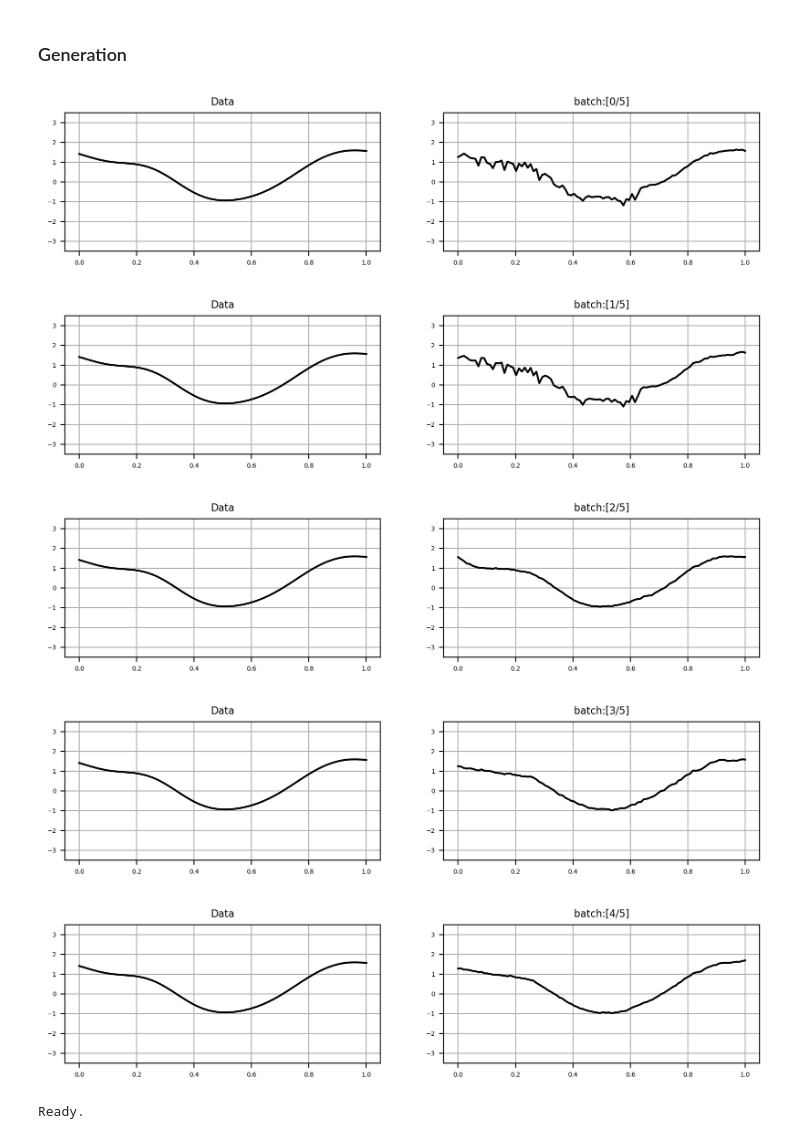
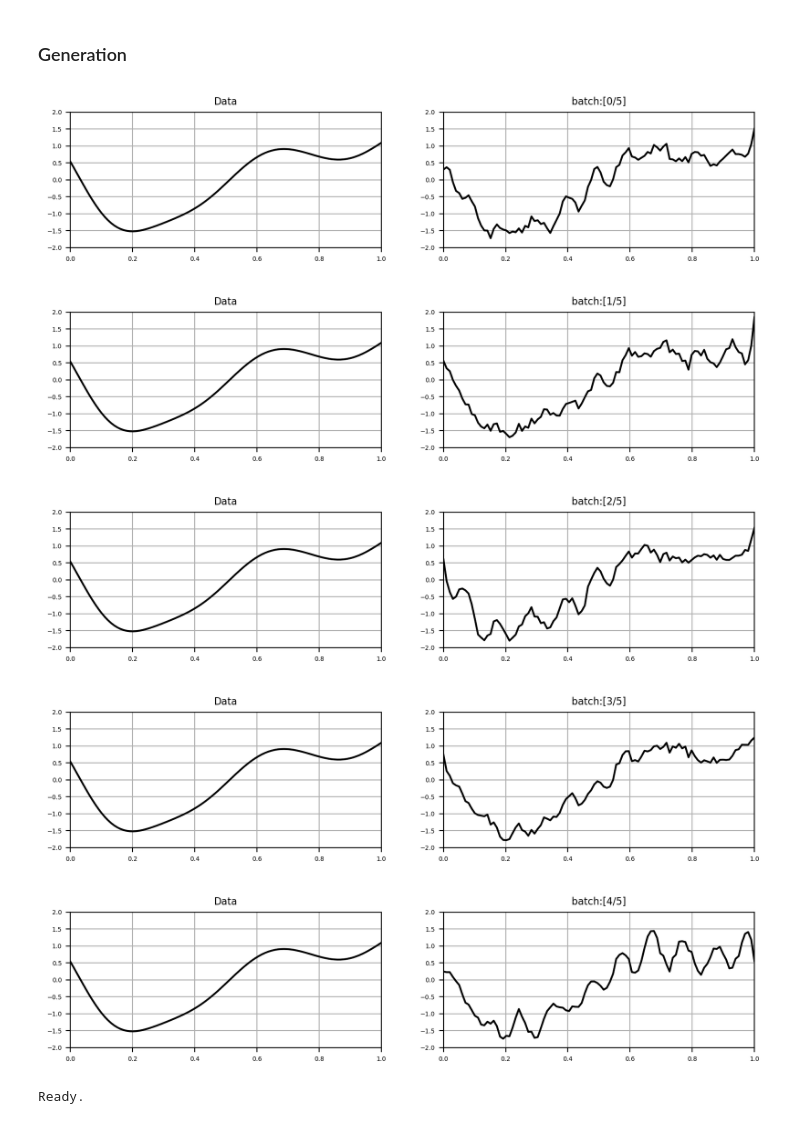
Before and after one commit to sjchoi86/yet-another-diffusion-models, a Jupyter notebook: code/demo_reverse_diffusion.ipynb, the cells around one changed output. Cells and saved outputs as stored; diff of their text form; code cells hidden in the pictures.

Commit message:
Modified hyper-parameters

```diff
--- a/code/demo_reverse_diffusion.ipynb
+++ b/code/demo_reverse_diffusion.ipynb
@@ -63,7 +62,7 @@ Here, we modified $\beta_1$ to be $0.0001$ and $\beta_T$ to be $0.01$.
 # Precompute some constants for DDPM
 dc = {}
 dc['T'] = 1000
-dc['betas'] = torch.linspace(start=0.001,end=0.001,steps=dc['T']) # [T]
+dc['betas'] = torch.linspace(start=0.005,end=0.005,steps=dc['T']) # [T]
 dc['alphas'] = 1.0 - dc['betas'] # [T]
 dc['alphas_bar'] = torch.cumprod(dc['alphas'],axis=0) # [T]
 dc['alphas_bar_prev'] = torch.nn.functional.pad(dc['alphas_bar'][:-1],pad=(1,0),value=1.0) # [T]
@@ -368,7 +367,7 @@ Ready.
 # %% [markdown]
 ### Instantiate Dense U-net
 # %%
-model = DenseUNetClass(x_dim=100,pos_emb_dim=32,h_dims=[64,32],z_dim=16,USE_POS_EMB=False)
+model = DenseUNetClass(x_dim=100,pos_emb_dim=32,h_dims=[64],z_dim=64,USE_POS_EMB=False)
 print ("[%s] instantiated."%(model.name))
 # %% [output]
 [dense_unet] instantiated.
@@ -427,0 +399,29 @@ for d_idx in range(D):
+# %%
+optm = torch.optim.Adam(model.parameters(),
+                        lr=0.0001,betas=(0.9, 0.999),eps=1e-08)
+L,D,BATCH_SIZE,MAX_ITER = 100,1,128,5000
+x_batch = torch.tile(x_0[None,:,:],dims=(BATCH_SIZE,1,1)) # [B x L x D]
+# Different length parameters per dimension
+lens = [0.1]
+times = np.linspace(start=0.0,stop=1.0,num=L).reshape((-1,1)) # [L x 1]
+Ks_np,K_chols_np = np.zeros(shape=(L,L,D)),np.zeros(shape=(L,L,D)) # [L x L x D]
+for d_idx in range(D):
+    K = kernel_se(times,times,hyp={'gain':1.0,'len':lens[d_idx]})
+    Ks_np[:,:,d_idx] = K
+    K_chols_np[:,:,d_idx] = np.linalg.cholesky(K+1e-10*np.eye(L,L)) # [L x L]
+K_chols = np2torch(K_chols_np) # [L x L x D]
+# Plot kernel matrix and sampled trajectories
+for d_idx in range(D):
+    K = Ks_np[:,:,d_idx]
+    K_chol = K_chols_np[:,:,d_idx]
+    n_traj = 10
+    trajs = K_chol @ np.random.randn(L,n_traj) # [L x D]
+    plt.figure(figsize=(8,3))
+    plt.subplot(1,2,1)
+    plt.matshow(K,fignum=False,cmap=plt.cm.Spectral_r)
+    plt.colorbar(fraction=0.046, pad=0.04)
+    plt.title('[%d] Kernel matrix'%(d_idx),fontsize=10)
+    plt.subplot(1,2,2)
+    plt.plot(times,trajs,ls='-',color='k',lw=1/2); plt.xlim([0,1])
+    plt.title('Sampled trajectories',fontsize=10)
+    plt.xlabel('Time',fontsize=8); plt.show()
@@ -428,7 +437,7 @@ for d_idx in range(D):
 # %%
 # Optimize
 optm = torch.optim.Adam(
-    model.parameters(),lr=0.001,betas=(0.9, 0.999),eps=1e-06)
+    model.parameters(),lr=0.001,betas=(0.9, 0.999),eps=1e-06,weight_decay=1e-06)
 model.train()
 device = 'cpu'
 for it in range(MAX_ITER):
@@ -437,7 +446,7 @@ for it in range(MAX_ITER):
     loss = get_loss(model=model,x_0=x_batch,K_chols=K_chols,t=t,dc=dc)
     loss.backward()
     optm.step()
-    if (it % 100) == 0:
+    if (it % 200) == 0:
         print ("[%d/%d] loss:[%.3f]"%(it,MAX_ITER,loss.item()))
 print ("Done.")
 # %% [output]
@@ -467,7 +476,7 @@ B,L,D = 5,100,1
 
 # Sample x_T from prior
 x_0_dummy = np2torch(np.zeros((B,L,D)))
-steps = torch.zeros(B).type(torch.int64) # [B]
+steps = torch.zeros(B).type(torch.long) # [B]
 _,noise = forward_hilbert_diffusion_sample(
     x_0=x_0_dummy,K_chols=K_chols,steps=steps,dc=dc,noise_rate=1.0)
 x_T = noise.clone() # [B x L x D]
@@ -488,39 +497,39 @@ for t in range(0,dc['T'])[::-1]:
     sqrt_recip_alphas_t = gather_and_reshape(
         values=dc['sqrt_recip_alphas'],steps=t_torch,x_shape=x_t.shape)
     # Compute posterior mean
     model_mean_t = sqrt_recip_alphas_t * (
         x_t - betas_t*eps_t_unflat/sqrt_one_minus_alphas_bar_t
     ) # [B x L x D]
     # Compute correlated noise
     x_0_dummy = np2torch(np.zeros((B,L,D)))
-    steps = torch.zeros(B).type(torch.int64) # [B]
+    steps = torch.zeros(B).type(torch.long) # [B]
     _,noise_t = forward_hilbert_diffusion_sample(
         x_0=x_0_dummy,K_chols=K_chols,steps=steps,dc=dc,noise_rate=1.0)
     noise_t # [B x L x D]
     # Compute posterior variance
     posterior_variance_t = gather_and_reshape(
         values=dc['posterior_variance'],steps=t_torch,x_shape=x_t.shape)
     # Sample
     if t == 0: # last sampling, use mean
         x_t = model_mean_t
     else:
         x_t = model_mean_t + torch.sqrt(posterior_variance_t) * noise_t
 
 # Plot
 for b_idx in range(B):
     plt.figure(figsize=(10,2))
     plt.subplot(1,2,1)
     plt.plot(times,torch2np(x_0),ls='-',color='k'); plt.grid('on')
-    plt.title('Data',fontsize=8); plt.ylim(-3.5,+3.5)
+    plt.title('Data',fontsize=8); plt.xlim(0,+1); plt.ylim(-2,+2)
     plt.subplot(1,2,2)
     plt.plot(times,torch2np(x_t)[b_idx,:],ls='-',color='k'); plt.grid('on')
-    plt.title('batch:[%d/%d]'%(b_idx,B),fontsize=8); plt.ylim(-3.5,+3.5)
+    plt.title('batch:[%d/%d]'%(b_idx,B),fontsize=8); plt.xlim(0,+1); plt.ylim(-2,+2)
     plt.show()
 print ("Ready.")
 # %% [output]
-[figure, old version]
+[figure, new version]
-[figure, old version]
+[figure, new version]
-[figure, old version]
+[figure, new version]
-[figure, old version]
+[figure, new version]
-[figure, old version]
+[figure, new version]
 Ready.
```
Also changed, not shown: parts of 11 cells of this notebook.
